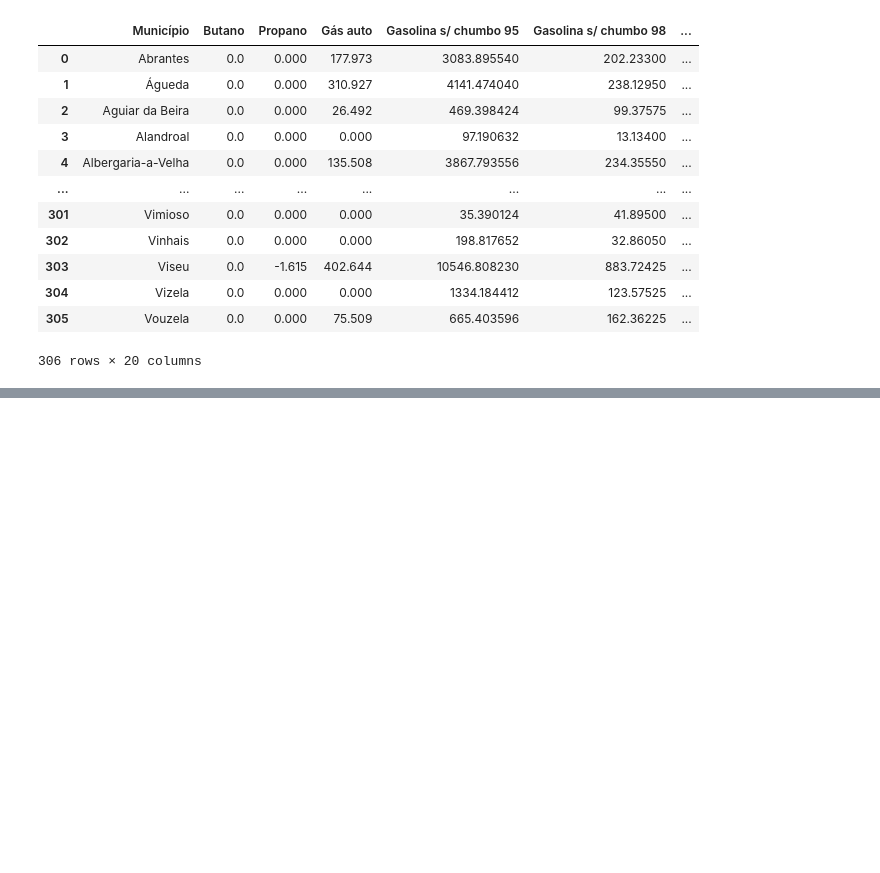
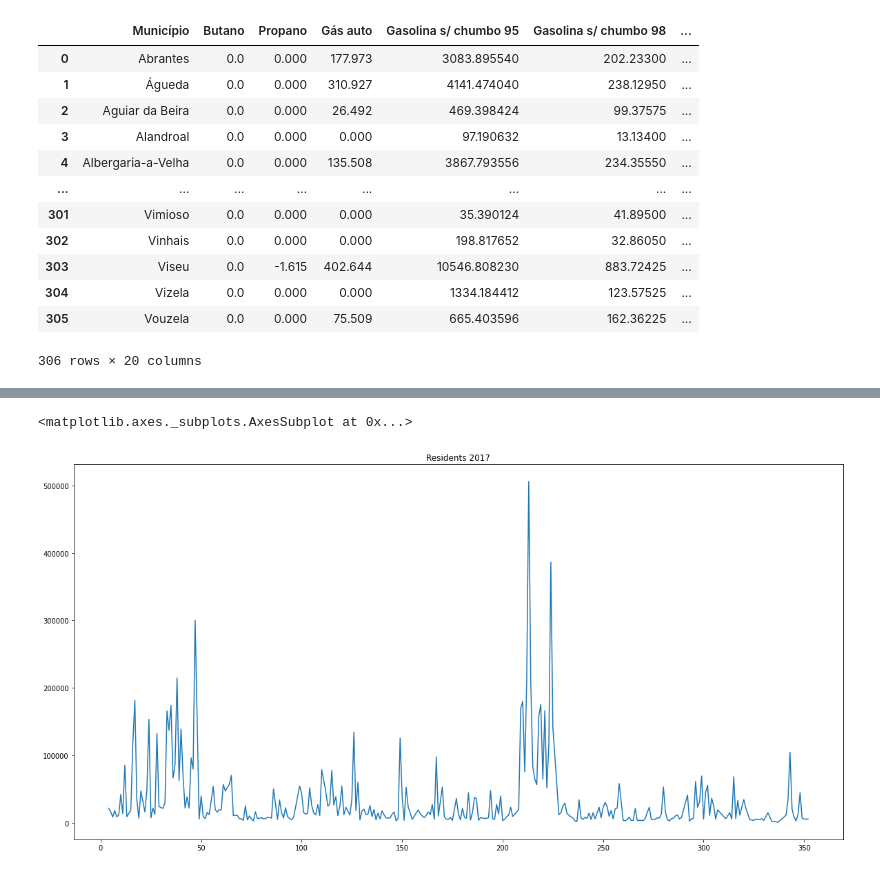
Before and after one commit to INmais/LEIS-2001-collaborative-project, a Jupyter notebook: Mobility/Mobility_pynb.ipynb, the cells around one changed output, grey strips where cells are left out. Saved outputs shown, nothing was run; the diff lists cells and outputs as text; code cells hidden in the pictures; blank space fills up the shorter version.

```diff
--- a/Mobility/Mobility_pynb.ipynb
+++ b/Mobility/Mobility_pynb.ipynb
@@ -44,0 +132,2 @@ fs
+# %%
+pop_mum = pop[pop['Âmbito Geográfico'] == 'Município']
@@ -44,0 +149,2 @@ fs
+# %%
+pop_mum = pop_mum[['Âmbito Geográfico','Anos','2017']]
@@ -44,0 +167,2 @@ fs
+# %%
+pop_mum['2017'] = pop_mum['2017'].astype(str).str.replace('\s+', '') #removing spaces between numbers
@@ -44,0 +175,2 @@ fs
+# %%
+pop_mum['2017'] = pd.to_numeric(pop_mum['2017']) #dtype('O') to numeric
@@ -44,0 +210,5 @@ fs
+# %%
+pop_mum['2017'].plot(figsize=(20, 10), title='Residents 2017')
+# %% [output]
+<matplotlib.axes._subplots.AxesSubplot at 0x...>
+[figure, added]
```
Also changed, not shown: parts of 20 cells of this notebook.
